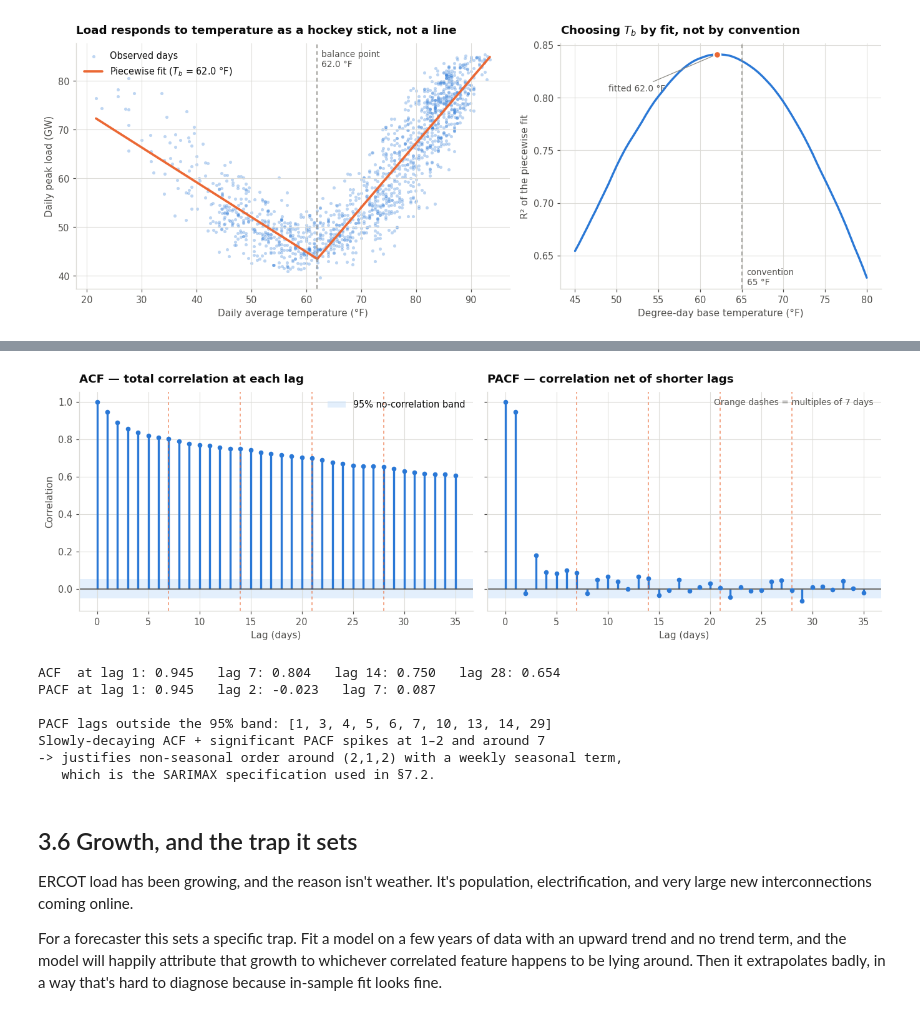
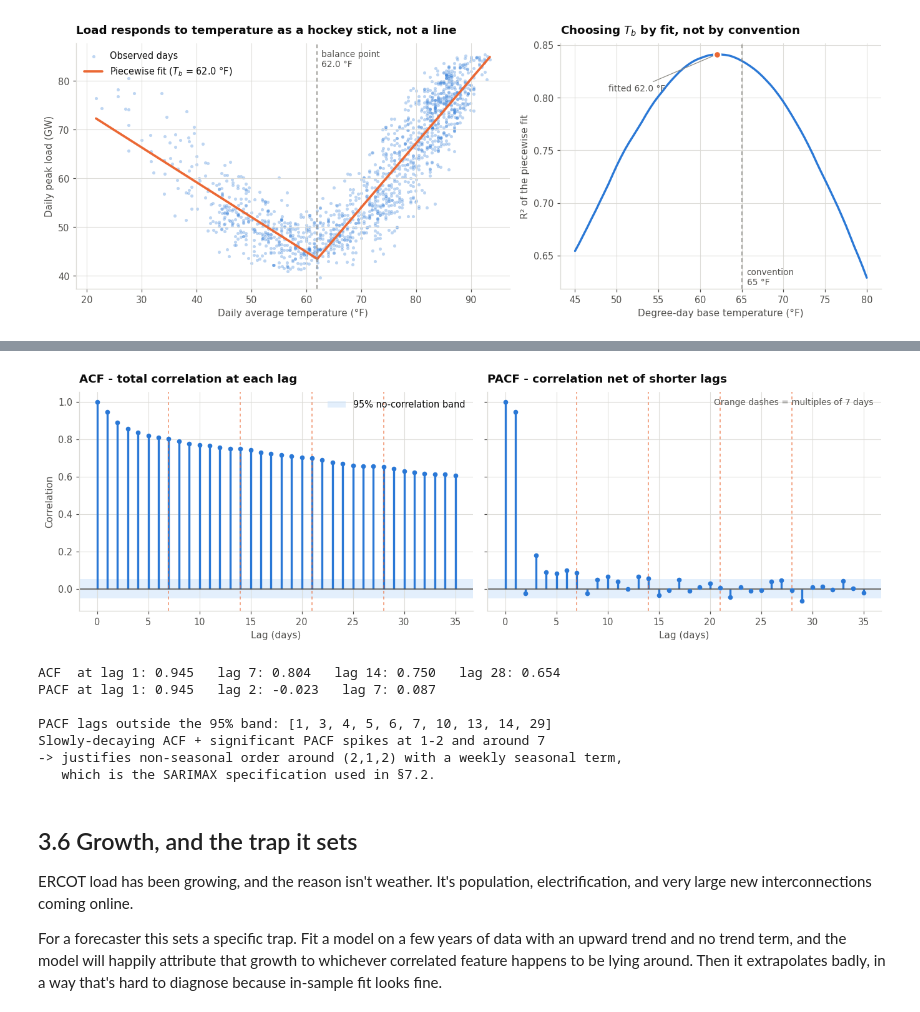
Before and after one commit to NeevSabhani/ercot-grid-load-forecasting, a Jupyter notebook: notebooks/ERCOT_Grid_Load_Forecasting.ipynb, the cells around one changed output, grey strips where cells are left out. Saved outputs shown, nothing was run; the diff lists cells and outputs as text; code cells hidden in the pictures.

```diff
--- a/notebooks/ERCOT_Grid_Load_Forecasting.ipynb
+++ b/notebooks/ERCOT_Grid_Load_Forecasting.ipynb
@@ -409,7 +409,7 @@ bug. It tells you where to go look.
 # %%
 GW = 1_000.0
 
-print("CHECK 2 — PHYSICAL PLAUSIBILITY")
+print("CHECK 2 - PHYSICAL PLAUSIBILITY")
 print("=" * 74)
 
 flags = []
@@ -419,7 +419,7 @@ def screen(label, value, lo, hi, unit="", fmt="{:,.2f}"):
     if not ok: flags.append(label)
     bar = "PASS" if ok else "FLAG"
     print(f"  [{bar}] {label:<44s} {fmt.format(value)}{unit}"
-          f"   (plausible {fmt.format(lo)}–{fmt.format(hi)})")
+          f"   (plausible {fmt.format(lo)}-{fmt.format(hi)})")
 
 # ---- 2a. Peak load level -------------------------------------------------
 pk = raw["peak_load_mw"]
@@ -434,11 +434,11 @@ if "total_load_mwh" in raw.columns:
     implied_avg_mw = raw["total_load_mwh"] / 24.0
     load_factor    = implied_avg_mw / pk
     screen("median implied daily load factor", load_factor.median(), 0.70, 0.95, "")
-    print(f"         load factor 5th–95th pct: "
-          f"{load_factor.quantile(0.05):.3f} – {load_factor.quantile(0.95):.3f}")
+    print(f"         load factor 5th-95th pct: "
+          f"{load_factor.quantile(0.05):.3f} - {load_factor.quantile(0.95):.3f}")
     if "mean_load_mw" in raw.columns:
         resid = (raw["mean_load_mw"] - implied_avg_mw).abs() / raw["mean_load_mw"]
-        print(f"         mean_load_mw vs total_load_mwh/24 — median rel. gap: "
+        print(f"         mean_load_mw vs total_load_mwh/24 - median rel. gap: "
               f"{resid.median():.3%}   {'(consistent)' if resid.median() < 0.02 else '(INCONSISTENT)'}")
 
 # ---- 2c. Renewables: implied capacity factor ----------------------------
@@ -507,10 +507,10 @@ if {"renewable_mwh", "wind_mwh", "solar_mwh"} <= set(raw.columns):
     gap = (raw["renewable_mwh"] - raw["wind_mwh"] - raw["solar_mwh"]).abs().max()
     print(f"\n-- Aggregate consistency ---------------------------------------------")
     print(f"     max |renewable_mwh - (wind + solar)| = {gap:,.4f} MWh"
-          f"   {'(exact)' if gap < 1 else '(MISMATCH — a fuel category may be missing)'}")
+          f"   {'(exact)' if gap < 1 else '(MISMATCH - a fuel category may be missing)'}")
 
 print("\n" + "=" * 74)
 print(f"SUMMARY: {len(flags)} screen(s) flagged"
-      + (f" -> {flags}" if flags else " — all physical screens passed"))
+      + (f" -> {flags}" if flags else " - all physical screens passed"))
 print("A flag is a pointer to investigate upstream in build_dataset.py, not proof of an error.")
 # %% [output]
@@ -563,5 +563,5 @@ which is cheap insurance and makes the notebook self-contained.
 # %%
-print("CHECK 3 — TARGET LEAKAGE IN AUTOREGRESSIVE FEATURES")
+print("CHECK 3 - TARGET LEAKAGE IN AUTOREGRESSIVE FEATURES")
 print("=" * 74)
 
 y_raw = raw["peak_load_mw"]
@@ -592,17 +592,17 @@ for col, variants in candidates.items():
         "max |stored - safe|":  diffs["safe"],
         "max |stored - leaky|": diffs["leaky"],
         "matches":              best,
-        "verdict": "SAFE (shifted)" if best == "safe" else "*** LEAKY — includes day t ***",
+        "verdict": "SAFE (shifted)" if best == "safe" else "*** LEAKY - includes day t ***",
     })
 
 leak_report = pd.DataFrame(rows).set_index("feature")
 display(leak_report.style.format({"max |stored - safe|": "{:,.4f}",
-                                  "max |stored - leaky|": "{:,.4f}"}, na_rep="—"))
+                                  "max |stored - leaky|": "{:,.4f}"}, na_rep="-"))
 
 # A second, model-free smell test: correlation of each AR feature with the target.
 # A shifted 7-day mean of a smooth series is legitimately highly correlated, so this is
-# indicative rather than decisive — which is exactly why the exact-match test above leads.
-print("\nCorrelation with the target (indicative only — a shifted roll7 mean is legitimately high):")
+# indicative rather than decisive - which is exactly why the exact-match test above leads.
+print("\nCorrelation with the target (indicative only - a shifted roll7 mean is legitimately high):")
 for col in candidates:
     if col in raw.columns:
         print(f"   corr(peak_load_mw, {col:<22s}) = {y_raw.corr(raw[col]):.4f}")
@@ -912,7 +911,7 @@ pivot = hot.pivot_table(index="cdd_bin", columns="history", values="peak", aggfu
 counts = hot.pivot_table(index="cdd_bin", columns="history", values="peak", aggfunc="size")
 pivot["difference_mw"] = pivot["Preceding 3 days HOT"] - pivot["Preceding 3 days MILD"]
 
-print("THERMAL-MASS EFFECT — mean peak load (MW) within bins of TODAY's CDD")
+print("THERMAL-MASS EFFECT - mean peak load (MW) within bins of TODAY's CDD")
 print("-" * 74)
 display(pivot.style.format("{:,.0f}"))
 print("Sample sizes per cell:")
@@ -931,7 +930,7 @@ for xi, d, top in zip(x, pivot["difference_mw"], pair_top):
     ax.text(xi, top + 0.9, f"{d:+,.0f} MW", ha="center", fontsize=9.5,
             color=INK_2, fontweight="semibold")
 ax.set_xticks(x)
-ax.set_xticklabels([f"{q}\n(CDD {lo:.0f}–{hi:.0f})" for q, (lo, hi) in zip(
+ax.set_xticklabels([f"{q}\n(CDD {lo:.0f}-{hi:.0f})" for q, (lo, hi) in zip(
     pivot.index.astype(str),
     zip(hot.groupby("cdd_bin")["cdd_today"].min(), hot.groupby("cdd_bin")["cdd_today"].max()))])
 ax.set_xlabel("Quartile of TODAY's cooling degree-days (held approximately fixed)")
@@ -944,6 +943,6 @@ plt.tight_layout(); plt.show()
 
 print(f"\nMean uplift attributable to a hot 3-day history: "
       f"{pivot['difference_mw'].mean():+,.0f} MW")
-print("This is a real, sizeable effect at constant same-day temperature —")
+print("This is a real, sizeable effect at constant same-day temperature -")
 print("so lagged and accumulated degree-days are justified features, not decoration.")
 # %% [output]
@@ -1142,41 +1141,41 @@ Augmented Dickey–Fuller (H0: a unit root / non-stationary)
 # %%
 NLAGS = 35
 ci = 1.96 / np.sqrt(len(y.dropna()))
 
 fig, axes = plt.subplots(1, 2, figsize=(12.5, 4.2), sharey=True)
-for ax, fn, ttl in [(axes[0], acf, "ACF — total correlation at each lag"),
-                    (axes[1], pacf, "PACF — correlation net of shorter lags")]:
+for ax, fn, ttl in [(axes[0], acf, "ACF - total correlation at each lag"),
+                    (axes[1], pacf, "PACF - correlation net of shorter lags")]:
     vals = fn(y.dropna(), nlags=NLAGS)
     ax.axhspan(-ci, ci, color=SEQ_BLUE[0], alpha=0.55, lw=0,
                label="95% no-correlation band")
     ax.vlines(range(len(vals)), 0, vals, color=PALETTE["blue"], lw=2.2)
     ax.scatter(range(len(vals)), vals, s=16, color=PALETTE["blue"], zorder=4)
     for L in (7, 14, 21, 28):
         ax.axvline(L, color=PALETTE["orange"], lw=1.0, ls=(0, (3, 3)), alpha=0.75)
     ax.axhline(0, color=INK_2, lw=1.0)
     ax.set_xlabel("Lag (days)"); ax.set_title(ttl)
 axes[0].set_ylabel("Correlation")
 axes[0].legend(loc="upper right")
 axes[1].text(0.98, 0.94, "Orange dashes = multiples of 7 days",
              transform=axes[1].transAxes, ha="right", fontsize=9, color=INK_2)
 plt.tight_layout(); plt.show()
 
 acf_v, pacf_v = acf(y.dropna(), nlags=NLAGS), pacf(y.dropna(), nlags=NLAGS)
 print(f"ACF  at lag 1: {acf_v[1]:.3f}   lag 7: {acf_v[7]:.3f}   lag 14: {acf_v[14]:.3f}"
       f"   lag 28: {acf_v[28]:.3f}")
 print(f"PACF at lag 1: {pacf_v[1]:.3f}   lag 2: {pacf_v[2]:.3f}   lag 7: {pacf_v[7]:.3f}")
 sig = [L for L in range(1, NLAGS + 1) if abs(pacf_v[L]) > ci]
 print(f"\nPACF lags outside the 95% band: {sig[:14]}{' ...' if len(sig) > 14 else ''}")
-print(f"Slowly-decaying ACF + significant PACF spikes at 1–2 and around 7")
+print(f"Slowly-decaying ACF + significant PACF spikes at 1-2 and around 7")
 print(f"-> justifies non-seasonal order around (2,1,2) with a weekly seasonal term,")
 print(f"   which is the SARIMAX specification used in §7.2.")
 # %% [output]
-[figure, old version]
+[figure, new version]
 ACF  at lag 1: 0.945   lag 7: 0.804   lag 14: 0.750   lag 28: 0.654
 PACF at lag 1: 0.945   lag 2: -0.023   lag 7: 0.087
 
 PACF lags outside the 95% band: [1, 3, 4, 5, 6, 7, 10, 13, 14, 29]
-Slowly-decaying ACF + significant PACF spikes at 1–2 and around 7
+Slowly-decaying ACF + significant PACF spikes at 1-2 and around 7
 -> justifies non-seasonal order around (2,1,2) with a weekly seasonal term,
    which is the SARIMAX specification used in §7.2.
 # %% [markdown]
```
Also changed, not shown: parts of 83 cells of this notebook, 4 other files.
